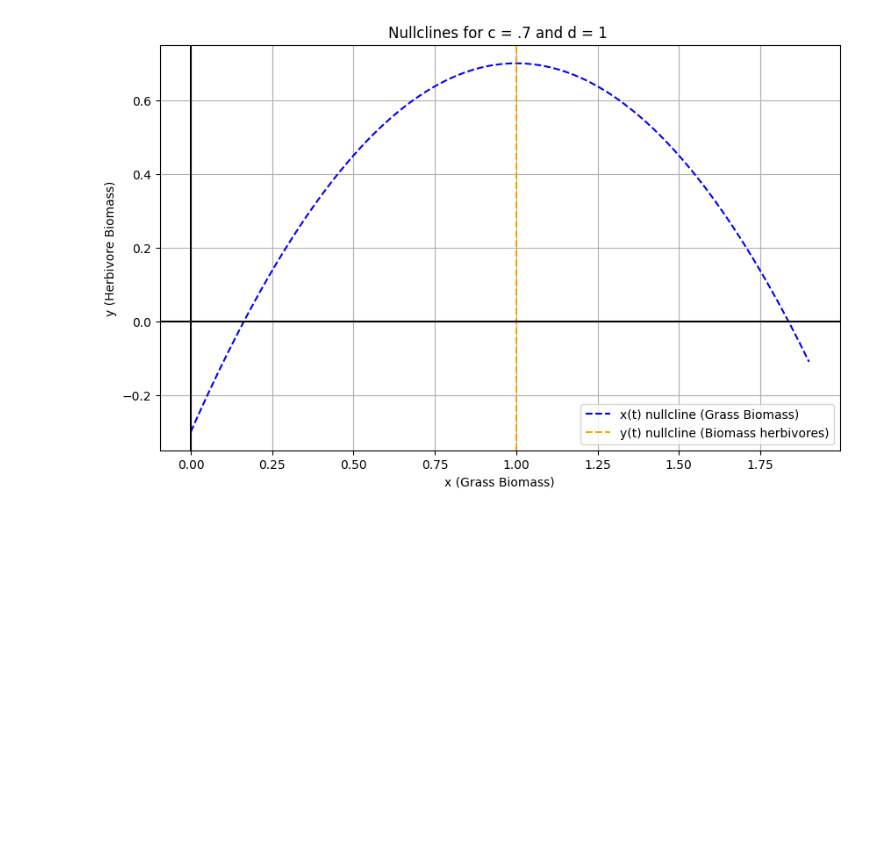
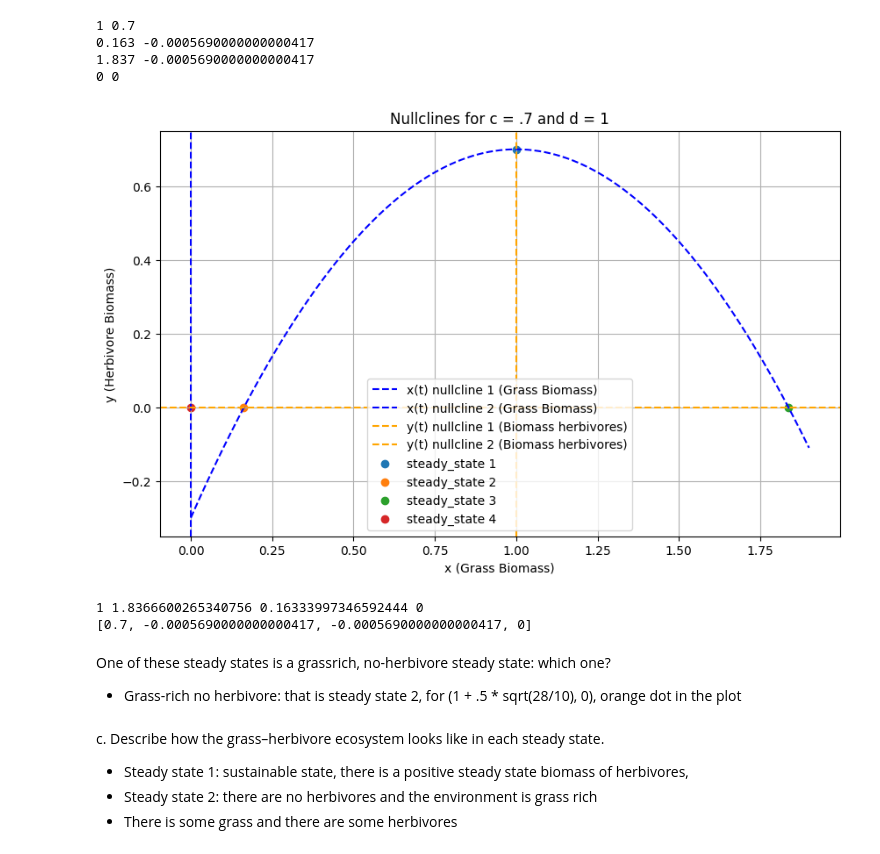
Before and after one commit to imaanb/CED_A1, a Jupyter notebook: A1.ipynb, the cells around one changed output. Saved outputs shown, nothing was run; the diff lists cells and outputs as text; code cells hidden in the pictures; blank space fills up the shorter version.

```diff
--- a/A1.ipynb
+++ b/A1.ipynb
@@ -28,10 +38,18 @@ print(f2(x,y))
 # %%
-def nullcline_x(c, x):
+def nullcline_x1(c, x):
     return c - (x - 1)**2
 
-def nullcline_y(d):
+def nullcline_x2():
+    return 0
+
+def nullcline_y1(d):
     return d
 
+def nullcline_y2():
+    return 0
+
 x_axis = np.linspace(0, 1.9, 1000)
-x_nullcline = nullcline_x(c, x_axis)
-y_nullcline = nullcline_y(d)
+x_nullcline1 = nullcline_x1(c, x_axis)
+x_nullcline2 = nullcline_x2()
+y_nullcline1 = nullcline_y1(d)
+y_nullcline2 = nullcline_y2()
@@ -40,14 +61,46 @@ B) Plug in 1 to 2 : stable states for <br /> y = c - (d-1)^2 and  x = d <br /> o
 # %%
 
+steady_states_x = [d , 1 + .5 * np.sqrt(28/10), 1 - .5 * np.sqrt(28/10)]
+steady_states_x = [d , .163, 1.837]
+
+steady_states_y = [nullcline_x1(c, x) for x in steady_states_x]
+
+steady_states_x.append(0)
+steady_states_y.append(nullcline_x2())
+
 plt.figure(figsize=(10,6))
-plt.plot(x_axis, x_nullcline, linestyle = "--", color = "blue", label = "x(t) nullcline (Grass Biomass)")
-plt.axvline(y_nullcline, linestyle = "--", color = "orange", label = "y(t) nullcline (Biomass herbivores)" )
-plt.axvline(0, color = "black")
-plt.axhline(0, color = "black")
-plt.title("Nullclines for c = .7 and d = 1 ")
+plt.plot(x_axis, x_nullcline1, linestyle = "--", color = "blue", label = "x(t) nullcline 1 (Grass Biomass)")
+plt.axvline(x_nullcline2, linestyle = "--", color = "blue", label = "x(t) nullcline 2 (Grass Biomass)")
+
+plt.axvline(y_nullcline1, linestyle = "--", color = "orange", label = "y(t) nullcline 1 (Biomass herbivores)" )
+plt.axhline(y_nullcline2, linestyle = "--", color = "orange", label = "y(t) nullcline 2 (Biomass herbivores)" )
+
+# plotting steady states:
+for i, (x, y) in enumerate(zip(steady_states_x, steady_states_y), start=1):
+    plt.scatter(x, y, label=f"steady_state {i}")
+    print(x,y)
+plt.title("Nullclines for c = .7 and d = 1")
 plt.xlabel("x (Grass Biomass)")
 plt.ylabel("y (Herbivore Biomass)")
 plt.legend()
 plt.grid()
 # %% [output]
+1 0.7
+0.163 -0.0005690000000000417
+1.837 -0.0005690000000000417
+0 0
-[figure, old version]
+[figure, new version]
+# %%
+print(d , 1 + .5 * np.sqrt(28/10), 1 - .5 * np.sqrt(28/10), 0)
+print(steady_states_y)
+# %% [output]
+1 1.8366600265340756 0.16333997346592444 0
+[0.7, -0.0005690000000000417, -0.0005690000000000417, 0]
+# %% [markdown]
+ One of these steady states is a grassrich, no-herbivore steady state: which one?
+- Grass-rich no herbivore: that is steady state 2, for (1 +  .5 * sqrt(28/10), 0), orange dot in the plot
+# %% [markdown]
+c. Describe how the grass–herbivore ecosystem looks like in each steady state.
+- Steady state 1:  sustainable state,  there is a positive steady state biomass of herbivores,
+- Steady state 2: there are no herbivores and the environment is grass rich
+- There is some grass and there are some herbivores
```
Also changed, not shown: parts of 6 cells of this notebook, 1 other file.
